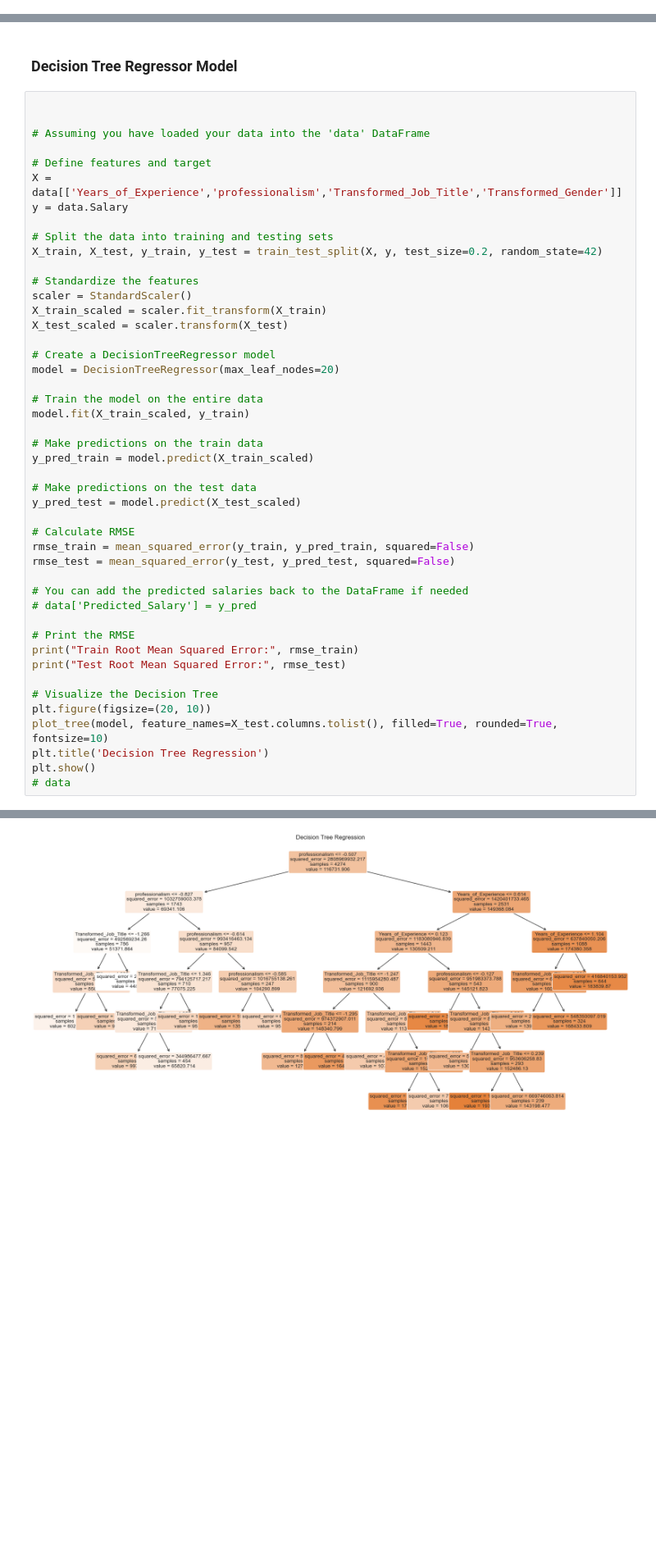
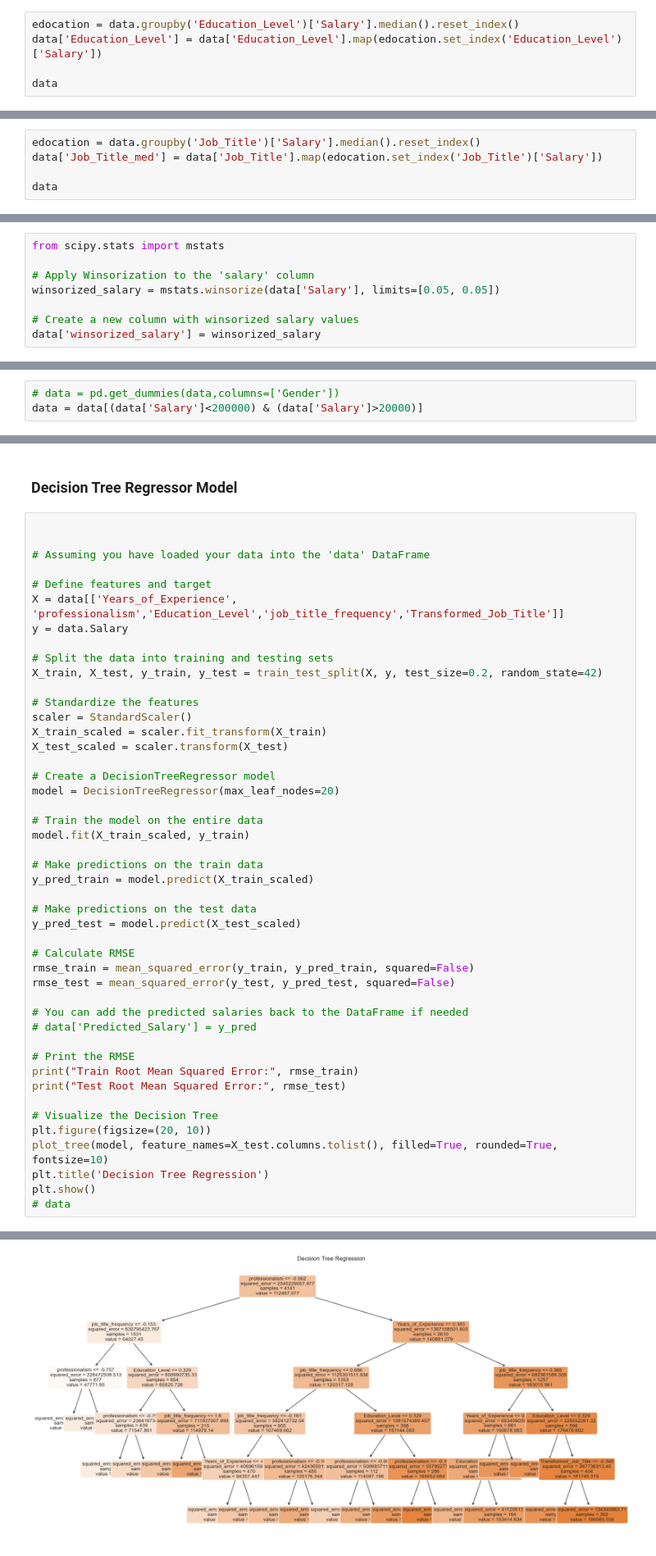
Before and after one commit to Saarle/Regression-Project, a Jupyter notebook: Regression_Project_.ipynb, the cells around one changed output, grey strips where cells are left out. Shown at 82% size. Drawn from its saved outputs; the diff is of its cells as text; blank space fills up the shorter version.

```diff
--- a/Regression_Project_.ipynb
+++ b/Regression_Project_.ipynb
@@ -215,0 +230,5 @@ plt.tight_layout()
+# %%
+edocation = data.groupby('Education_Level')['Salary'].median().reset_index()
+data['Education_Level'] = data['Education_Level'].map(edocation.set_index('Education_Level')['Salary'])
+
+data
@@ -215,0 +250,5 @@ plt.tight_layout()
+# %%
+edocation = data.groupby('Job_Title')['Salary'].median().reset_index()
+data['Job_Title_med'] = data['Job_Title'].map(edocation.set_index('Job_Title')['Salary'])
+
+data
@@ -281 +337,9 @@ data.groupby('Education_Level').size().reset_index(name = 'count')
+# %%
+from scipy.stats import mstats
+
+# Apply Winsorization to the 'salary' column
+winsorized_salary = mstats.winsorize(data['Salary'], limits=[0.05, 0.05])
+
+# Create a new column with winsorized salary values
+data['winsorized_salary'] = winsorized_salary
 # %%
@@ -313,2 +376,5 @@ data
+# %%
+# data = pd.get_dummies(data,columns=['Gender'])
+data = data[(data['Salary']<200000) & (data['Salary']>20000)]
 # %% [markdown]
 ### **Linear Regression Model**
@@ -479,7 +676,7 @@ plt.show()
 # Assuming you have loaded your data into the 'data' DataFrame
 
 # Define features and target
-X = data[['Years_of_Experience','professionalism','Transformed_Job_Title','Transformed_Gender']]
+X = data[['Years_of_Experience', 'professionalism','Education_Level','job_title_frequency','Transformed_Job_Title']]
 y = data.Salary
 
 # Split the data into training and testing sets
@@ -525 +722 @@ Test Root Mean Squared Error: 21487.38069597424
-[figure, old version]
+[figure, new version]
```
Also changed, not shown: parts of 26 cells of this notebook.
